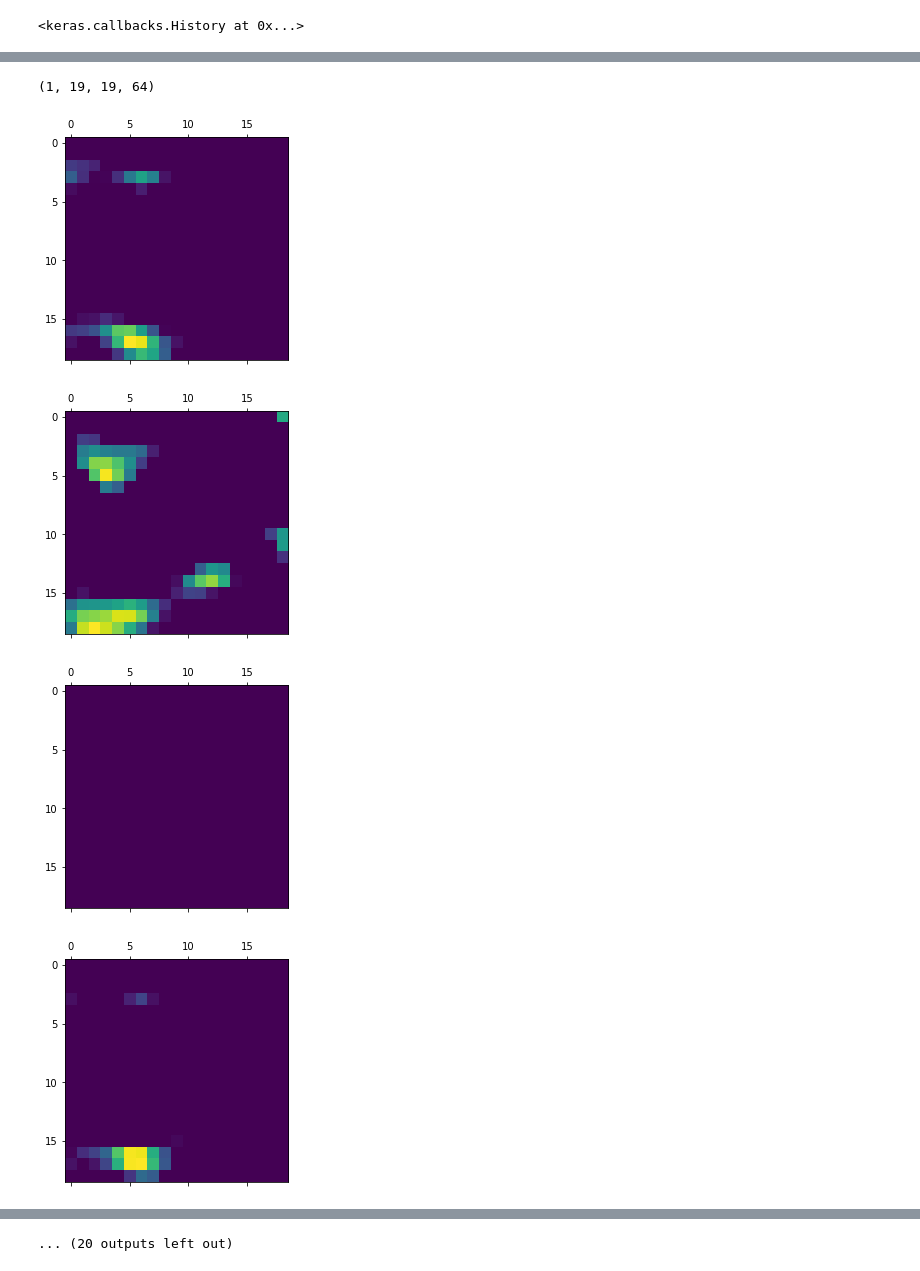
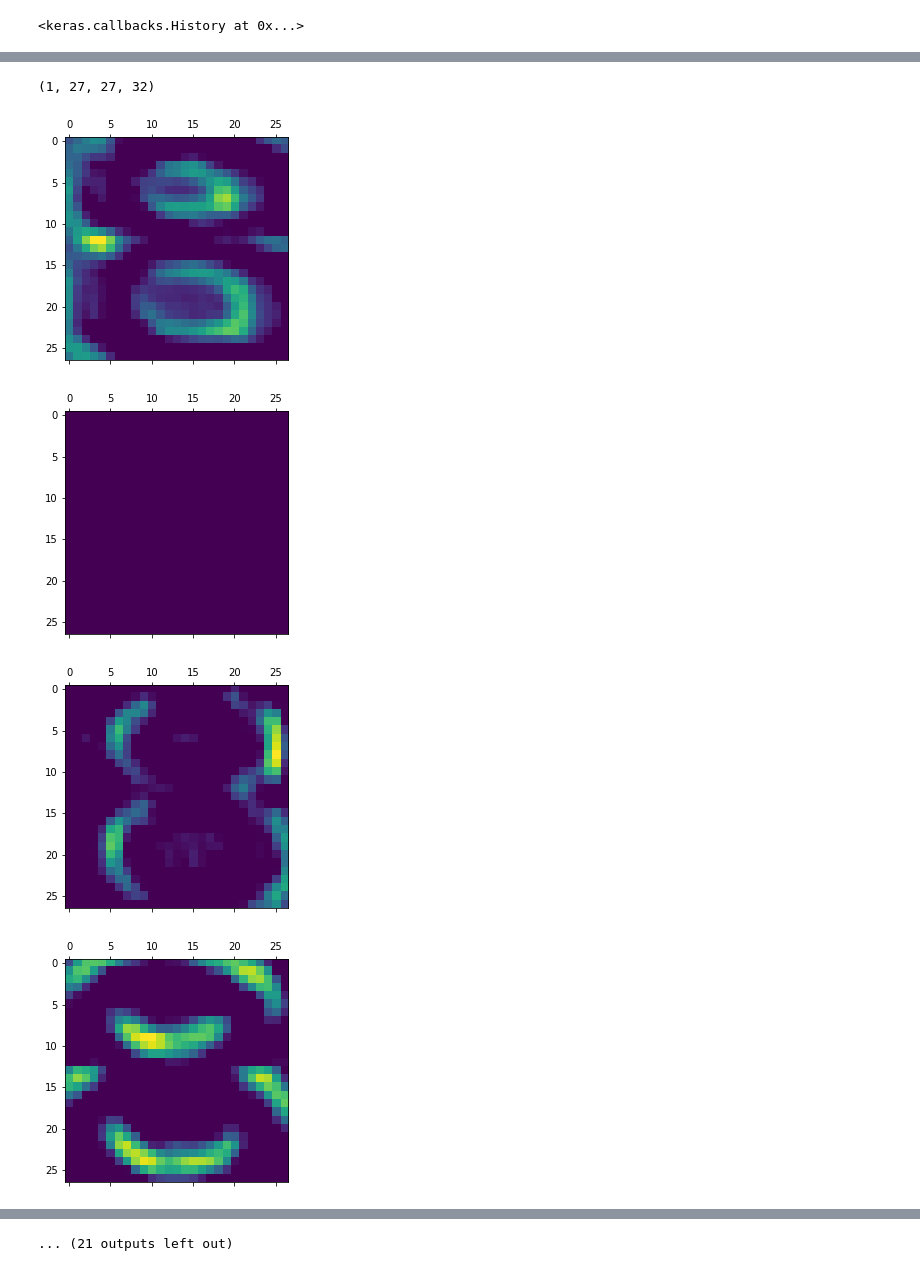
Before and after one commit to vineetred/charRecog, a Jupyter notebook: Final.ipynb, the cells around one changed output, grey strips where cells are left out. Cells and saved outputs as stored; diff of their text form; code cells hidden in the pictures.

Commit message:
Added model.h5 file

```diff
--- a/Final.ipynb
+++ b/Final.ipynb
@@ -19,8 +21,8 @@ from time import time
 #Data Preprocessing
 train_datagen = ImageDataGenerator(rescale=1./255, validation_split=0.25)
 test_detagen = ImageDataGenerator(rescale=1./255, validation_split=0.25)
-
-training_set = train_datagen.flow_from_directory('/home/vineetred/set/English/Img/GoodImg/Bmp/',
+path = '/Users/vineet/Desktop/cnn/English/Img/GoodImg/Bmp/'
+training_set = train_datagen.flow_from_directory(path,
                                                  target_size = (32,
                                                  32),
                                                  batch_size = 32,
@@ -28,7 +30,7 @@ training_set = train_datagen.flow_from_directory('/home/vineetred/set/English/Im
                                                  class_mode =
                                                      'categorical', subset = "training")
 
-validation = train_datagen.flow_from_directory('/home/vineetred/English/Img/GoodImg/Bmp/',
+validation = train_datagen.flow_from_directory(path,
                                                  target_size = (32,
                                                  32),
                                                  batch_size = 1,
@@ -39,7 +41,7 @@ validation = train_datagen.flow_from_directory('/home/vineetred/English/Img/Good
 '''
 Using the two datasets below just for testing. Ignore them.
 '''
-collateral = test_detagen.flow_from_directory('/home/vineetred/set/English/Img/GoodImg/Bmp/',
+collateral = test_detagen.flow_from_directory(path,
                                                  target_size = (32,
                                                  32),
                                                  batch_size = 32,
@@ -47,7 +49,7 @@ collateral = test_detagen.flow_from_directory('/home/vineetred/set/English/Img/G
                                                  class_mode =
                                                      'categorical', subset = "training")
 
-testing_set = test_detagen.flow_from_directory('/home/vineetred/English/Img/GoodImg/Bmp/',
+testing_set = test_detagen.flow_from_directory(path,
                                                  target_size = (32,
                                                  32),
                                                  batch_size = 1,
@@ -69,25 +71,26 @@ Found 1899 images belonging to 62 classes.
 #My CNN
 #Load in case you do not want to train the model again. Make sure to comment everything else out!
 # model = load_model('my_model.h5')
-model = Sequential()
+# model = Sequential()
 
-model.add(Conv2D(32, kernel_size=(3,3),activation='relu',input_shape=(32,32,1)))
-model.add(MaxPooling2D(pool_size =(2,2), strides = (1,1)))
-model.add(Conv2D(32, (3, 3), activation='relu'))
-model.add(Conv2D(64, (3, 3), activation='relu'))
-model.add(MaxPooling2D(pool_size =(2,2), strides = (1,1)))
+# model.add(Conv2D(32, kernel_size=(3,3),activation='relu',input_shape=(32,32,1)))
+# model.add(MaxPooling2D(pool_size =(2,2), strides = (1,1)))
+# model.add(Conv2D(32, (3, 3), activation='relu'))
+# model.add(Conv2D(64, (3, 3), activation='relu'))
+# model.add(MaxPooling2D(pool_size =(2,2), strides = (1,1)))
 
-model.add(Conv2D(64, (3, 3), activation='relu'))
-model.add(MaxPooling2D(pool_size =(2,2), strides = (1,1)))
-model.add(Conv2D(64, (3, 3), activation='relu'))
-model.add(MaxPooling2D(pool_size =(2,2), strides = (1,1)))
+# model.add(Conv2D(64, (3, 3), activation='relu'))
+# model.add(MaxPooling2D(pool_size =(2,2), strides = (1,1)))
+# model.add(Conv2D(64, (3, 3), activation='relu'))
+# model.add(MaxPooling2D(pool_size =(2,2), strides = (1,1)))
 
-model.add(Flatten())
-model.add(Dropout(0.40))
-model.add(Dense(128,activation="relu"))
-model.add(Dense(64,activation="relu"))
+# model.add(Flatten())
+# model.add(Dropout(0.40))
+# model.add(Dense(128,activation="relu"))
+# model.add(Dense(64,activation="relu"))
 
-model.add(Dense(62,activation="softmax"))
+# model.add(Dense(62,activation="softmax"))
+model = load_model('my_final_model.h5')
 model.summary()
 # %% [output]
 _________________________________________________________________
@@ -158,7 +161,7 @@ sb.heatmap(cm_normalized,cmap='viridis')
 # %%
 #Predict images classes
 
-img_path = '/home/vineetred/set/English/Img/GoodImg/Bmp/Sample009/img009-00009.png' #Path to the image
+img_path = '/Users/vineet/Desktop/cnn/English/Img/GoodImg/Bmp/Sample009/img009-00009.png' #Path to the image
 
 #Normalising the image
 img_arr = image.load_img(img_path,target_size=(32,32),color_mode='grayscale')
@@ -181,23 +183,23 @@ array([8])
 # %%
 #Seeing what the convolution layer sees
 
 # Extracts the outputs of the top 12 layers
 outputLayers = [layer.output for layer in model.layers[:12]]
 
 #Passing the image to the conv layer
 activation_model = models.Model(inputs=model.input, outputs=outputLayers)
 activations = activation_model.predict(img_arr)
 
-layerNumber = 7 #Define which layer you want to look at
+layerNumber = 2 #Define which layer you want to look at
 first_layer_activation = activations[layerNumber]
 
 print(first_layer_activation.shape)
 
 for i in range(0,32):
     plt.matshow(first_layer_activation[0, :, :, i], cmap='viridis')
 # %% [output]
-(1, 19, 19, 64)
+(1, 27, 27, 32)
-[figure, old version]
+[figure, new version]
-[figure, old version]
+[figure, new version]
-[figure, old version]
+[figure, new version]
-[figure, old version]
+[figure, new version]
@@ -211 +213 @@ for i in range(0,32):
-... (20 outputs left out)
+... (21 outputs left out)
```
Also changed, not shown: parts of 6 cells of this notebook, 2 other files.
